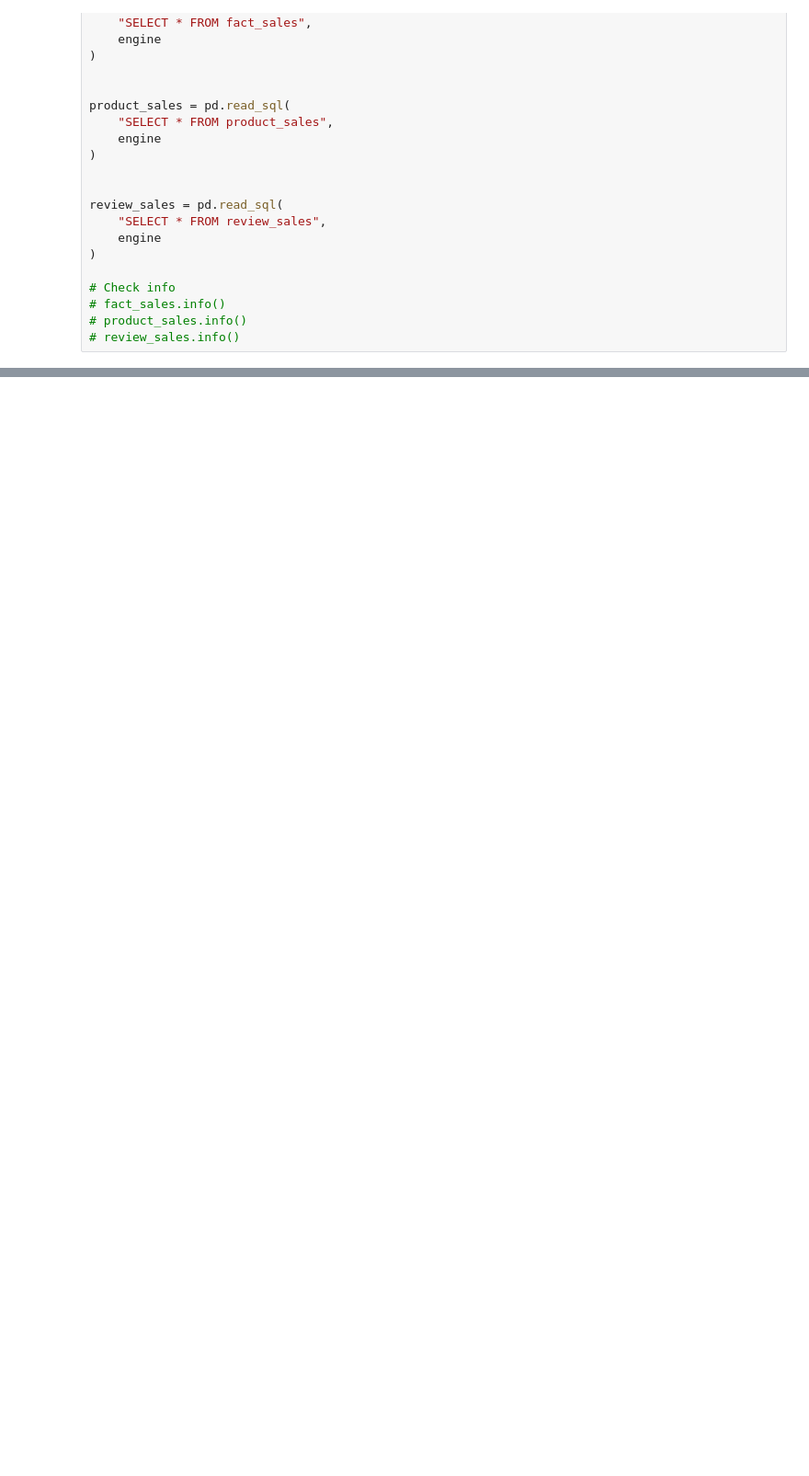
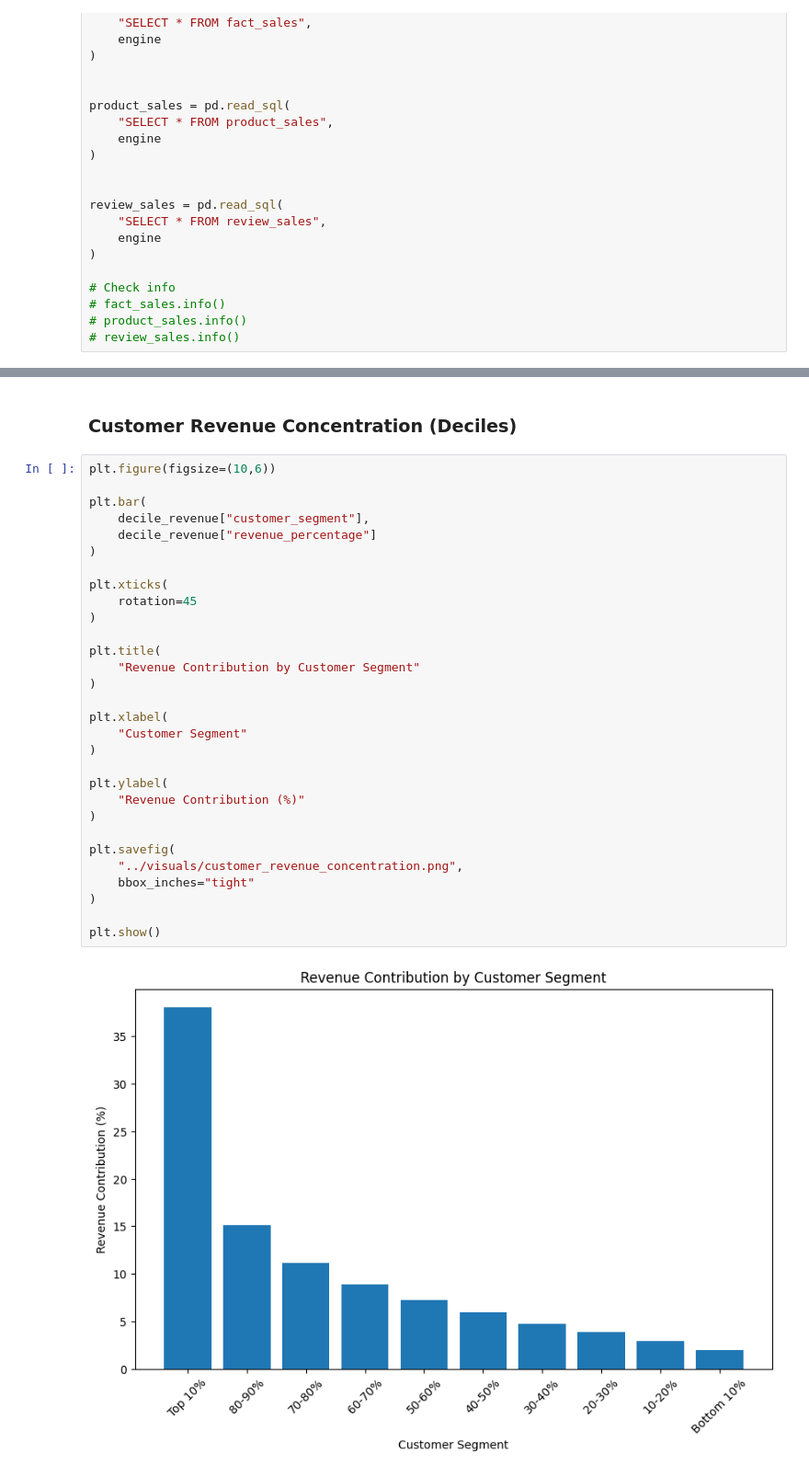
Before and after one commit to benjaminL045/customer-sales-analytics, a Jupyter notebook: python/notebooks/ecommerce_eda.ipynb, the cells around one changed output, grey strips where cells are left out. Shown at 92% size. Saved outputs shown, nothing was run; the diff lists cells and outputs as text; blank space fills up the shorter version.

```diff
--- a/python/notebooks/ecommerce_eda.ipynb
+++ b/python/notebooks/ecommerce_eda.ipynb
@@ -67,0 +939,34 @@ These missing values will be considered during downstream analysis to ensure acc
+# %% [markdown]
+### Customer Revenue Concentration (Deciles)
+# %%
+plt.figure(figsize=(10,6))
+
+plt.bar(
+    decile_revenue["customer_segment"],
+    decile_revenue["revenue_percentage"]
+)
+
+plt.xticks(
+    rotation=45
+)
+
+plt.title(
+    "Revenue Contribution by Customer Segment"
+)
+
+plt.xlabel(
+    "Customer Segment"
+)
+
+plt.ylabel(
+    "Revenue Contribution (%)"
+)
+
+plt.savefig(
+    "../visuals/customer_revenue_concentration.png",
+    bbox_inches="tight"
+)
+
+plt.show()
+# %% [output]
+[figure, added]
```
Also changed, not shown: parts of 71 cells of this notebook, 14 other files.
